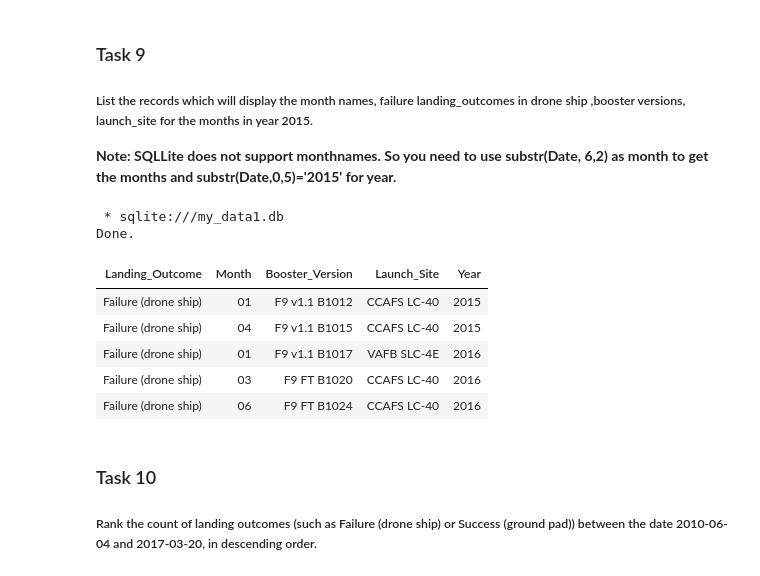
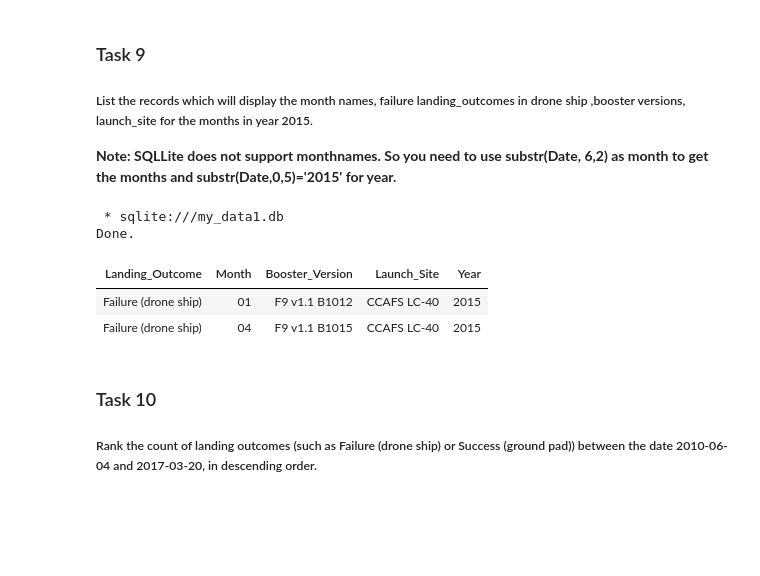
Before and after one commit to MinhDucNguyen9705/Competition_with_SpaceX, a Jupyter notebook: SQLite.ipynb, the cells around one changed output. Cells and saved outputs as stored; diff of their text form; code cells hidden in the pictures; blank space fills up the shorter version.

```diff
--- a/SQLite.ipynb
+++ b/SQLite.ipynb
@@ -277,16 +302,14 @@ Done.
 # %%
 %%sql SELECT Landing_Outcome, substr(DATE,6,2) AS Month, Booster_Version, Launch_Site, substr(DATE, 0, 5) AS Year
 FROM SPACEXTABLE
-WHERE Landing_Outcome = 'Failure (drone ship)';
+WHERE Landing_Outcome = 'Failure (drone ship)'
+AND Year='2015';
 # %% [output]
  * sqlite:///my_data1.db
 Done.
 | Landing_Outcome | Month | Booster_Version | Launch_Site | Year |
 | Failure (drone ship) | 01 | F9 v1.1 B1012 | CCAFS LC-40 | 2015 |
 | Failure (drone ship) | 04 | F9 v1.1 B1015 | CCAFS LC-40 | 2015 |
-| Failure (drone ship) | 01 | F9 v1.1 B1017 | VAFB SLC-4E | 2016 |
-| Failure (drone ship) | 03 | F9 FT B1020 | CCAFS LC-40 | 2016 |
-| Failure (drone ship) | 06 | F9 FT B1024 | CCAFS LC-40 | 2016 |
 # %% [markdown]
 ### Task 10
 
```
Also changed, not shown: parts of 5 cells of this notebook.
